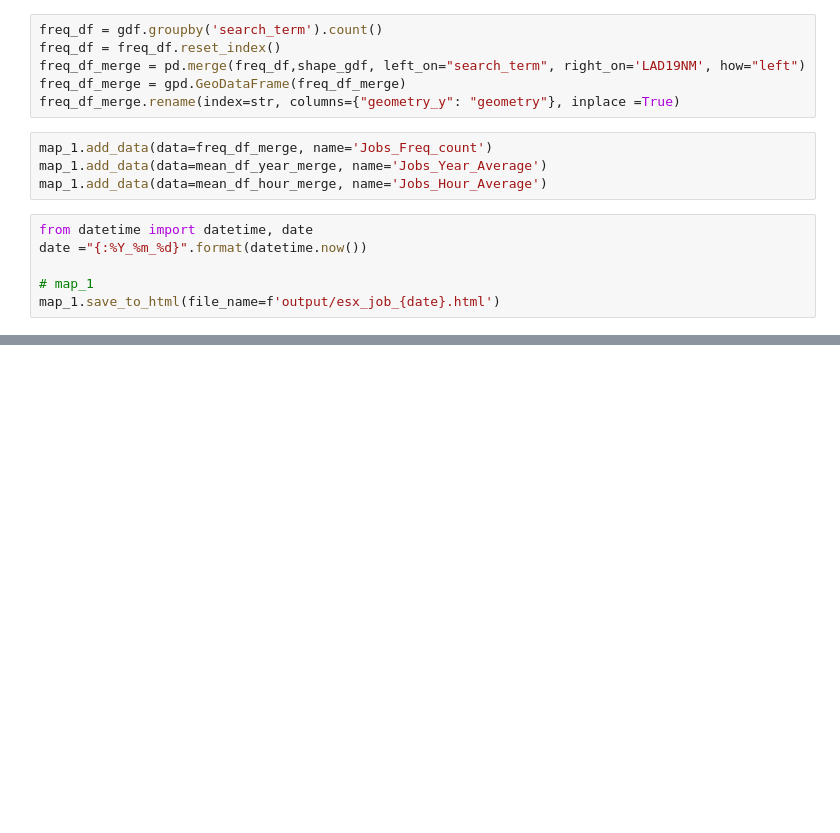
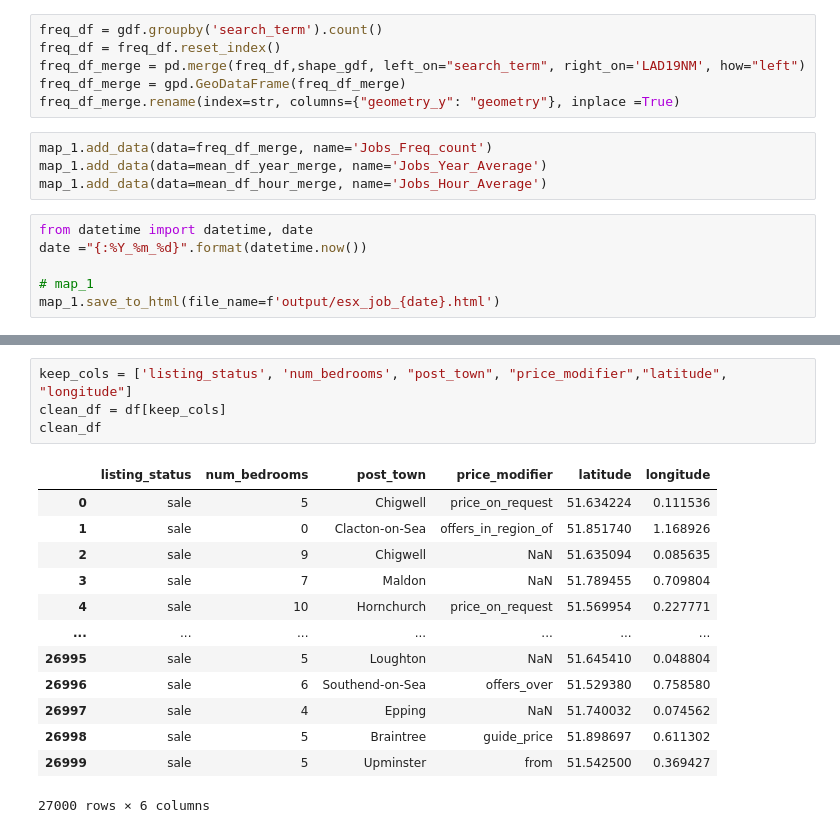
Before and after one commit to Quotennial/ds_fellowship, a Jupyter notebook: geography_explore.ipynb, the cells around one changed output, grey strips where cells are left out. Cells and saved outputs as stored; diff of their text form; blank space fills up the shorter version.

```diff
--- a/geography_explore.ipynb
+++ b/geography_explore.ipynb
@@ -135,0 +153,18 @@ map_1.save_to_html(file_name=f'output/esx_job_{date}.html')
+# %%
+keep_cols = ['listing_status', 'num_bedrooms', "post_town", "price_modifier","latitude", "longitude"]
+clean_df = df[keep_cols]
+clean_df
+# %% [output]
+|  | listing_status | num_bedrooms | post_town | price_modifier | latitude | longitude |
+| 0 | sale | 5 | Chigwell | price_on_request | 51.634224 | 0.111536 |
+| 1 | sale | 0 | Clacton-on-Sea | offers_in_region_of | 51.851740 | 1.168926 |
+| 2 | sale | 9 | Chigwell | NaN | 51.635094 | 0.085635 |
+| 3 | sale | 7 | Maldon | NaN | 51.789455 | 0.709804 |
+| 4 | sale | 10 | Hornchurch | price_on_request | 51.569954 | 0.227771 |
+| ... | ... | ... | ... | ... | ... | ... |
+| 26995 | sale | 5 | Loughton | NaN | 51.645410 | 0.048804 |
+| 26996 | sale | 6 | Southend-on-Sea | offers_over | 51.529380 | 0.758580 |
+| 26997 | sale | 4 | Epping | NaN | 51.740032 | 0.074562 |
+| 26998 | sale | 5 | Braintree | guide_price | 51.898697 | 0.611302 |
+| 26999 | sale | 5 | Upminster | from | 51.542500 | 0.369427 |
+27000 rows × 6 columns
```
Also changed, not shown: parts of 9 cells of this notebook, 3 other files.
